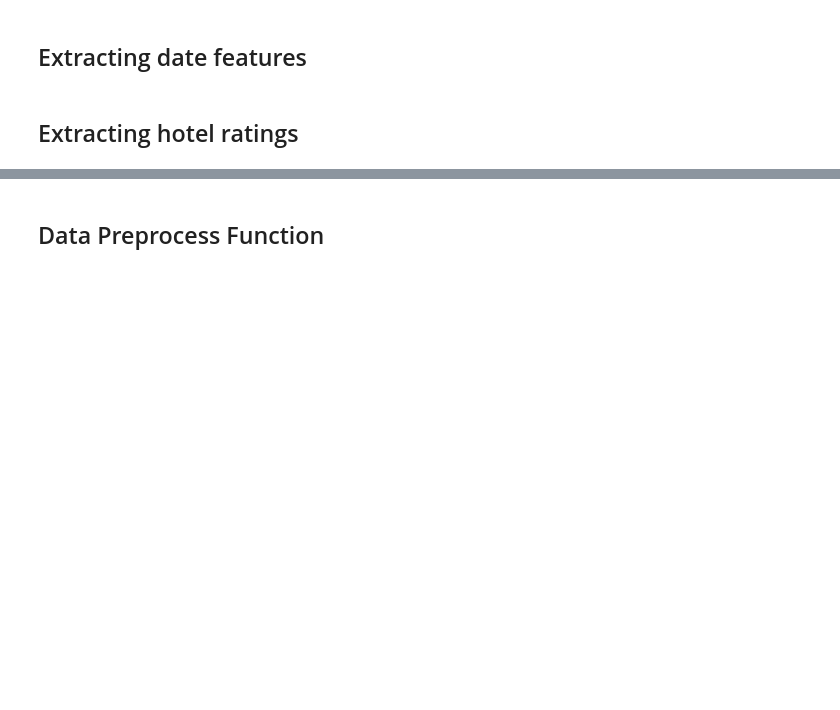
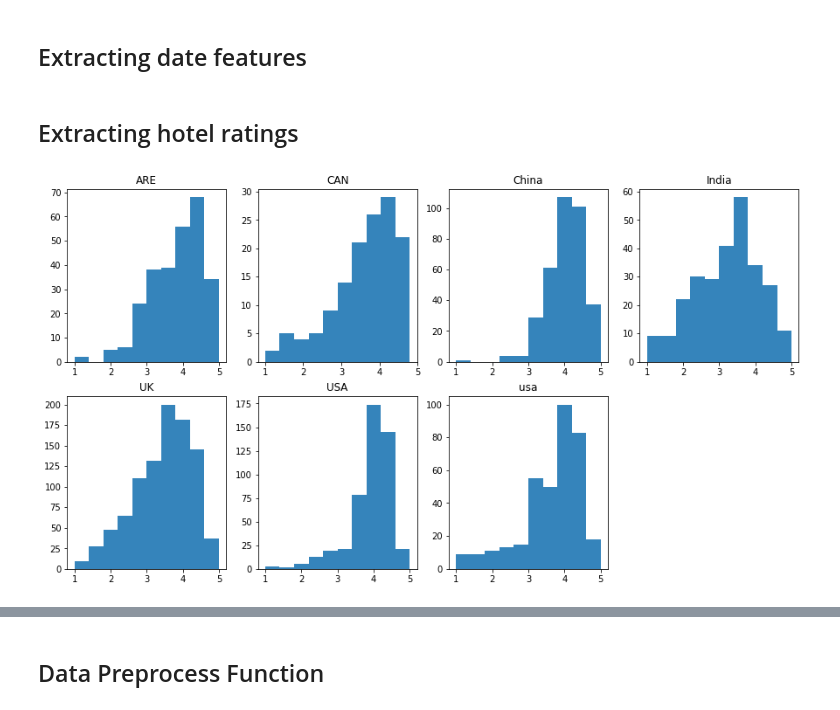
Before and after one commit to balag752/Text-Visualization-Blog-3-Word-Embedding, a Jupyter notebook: Word Embeddings.ipynb, the cells around one changed output, grey strips where cells are left out. Drawn from its saved outputs; the diff is of its cells as text; code cells hidden in the pictures; blank space fills up the shorter version.

```diff
--- a/Word Embeddings.ipynb
+++ b/Word Embeddings.ipynb
@@ -24,5 +24,5 @@ import datetime
 from gensim.models import Word2Vec
 # %%
 #Selecting cities and data path
-DataPath="C:\\Users\\bsubramani\\Downloads\\Python Scripts\\Data\\Text-Visualization-Blog-2-Dimensionality-Reduction-master\\OpinRankDatasetWithJudgments\\hotels\\data\\"
+DataPath="E:\\Techi\\Courses\\Masters in Data Science\\Courses\\Text Visualization\\Data sets\\Trip Advisor\\hotels\\data\\"
 Cities=['new-delhi','beijing', 'chicago', 'dubai', 'las-vegas', 'london', 'montreal',  'new-york-city', 'san-francisco', 'shanghai']
@@ -32,7 +32,7 @@ Stopwords=["nan","quot","amp","a", "about", "above", "after", "again", "against"
 
 Below code collect reviews from all files and append it.
 # %%
-Dataset=pd.read_csv(DataPath+"text.txt", names=['Date','Title','Content'], delimiter="\t", index_col=3, encoding = "ISO-8859-1")
+Dataset=pd.read_csv(DataPath+"test", names=['Date','Title','Content'], delimiter="\t", index_col=3, encoding = "ISO-8859-1")
 Dataset["City"]="Test"
 Dataset.reset_index()
 for city in Cities :
@@ -86,9 +86,11 @@ for city in Cities :
 city_review['overall_ratingsource']=city_review['overall_ratingsource'].replace(-1,np.NaN)
 # city_review[['doc_id','country','overall_ratingsource']]
 # %%
-fig = plt.figure(figsize=(10,10))
+fig = plt.figure(figsize=(15,8))
 for x,(i,city) in enumerate(city_review.groupby('country')):
-    plt.subplot(3,3,x+1)
+    plt.subplot(2,4,x+1)
     plt.hist(city['overall_ratingsource'].dropna(),alpha=0.9)
     plt.title(i)
+# %% [output]
+[figure, added]
 # %%
```
Also changed, not shown: parts of 22 cells of this notebook, 34 other files.
